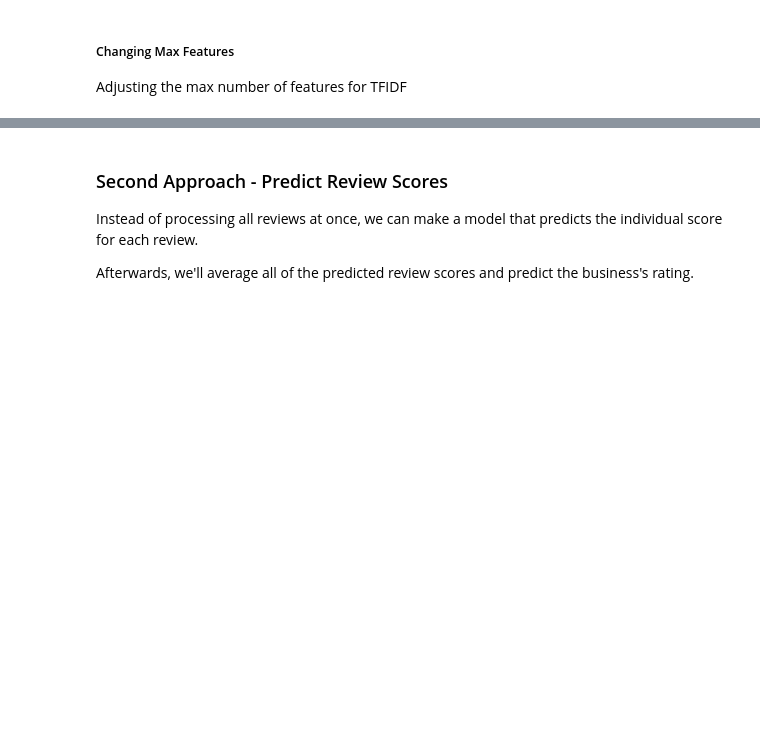
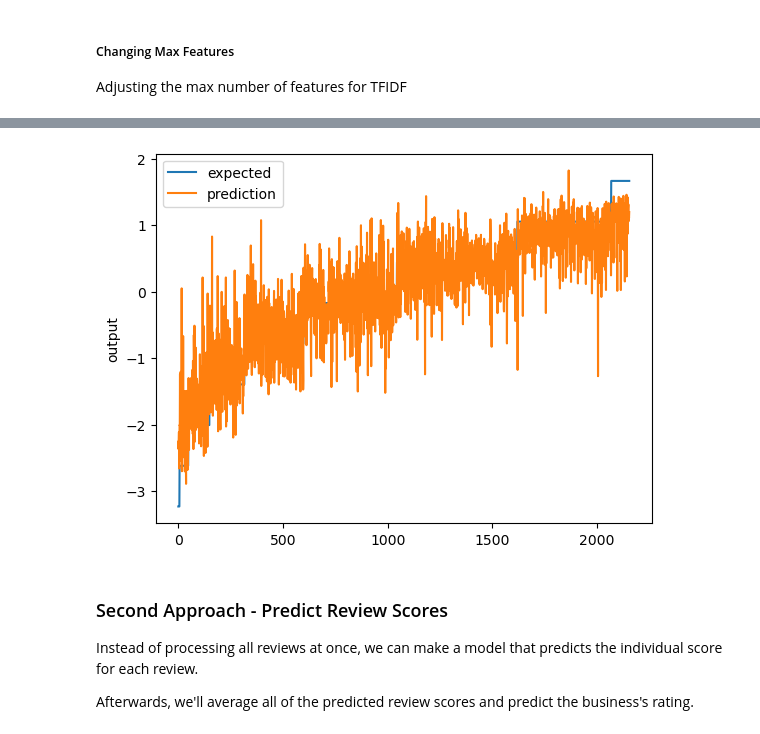
Before and after one commit to rahulio96/yelp-neural-network, a Jupyter notebook: main.ipynb, the cells around one changed output, grey strips where cells are left out. Cells and saved outputs as stored; diff of their text form; code cells hidden in the pictures; blank space fills up the shorter version.

```diff
--- a/main.ipynb
+++ b/main.ipynb
@@ -330,0 +611,4 @@ Adjusting layer and neuron count to see if there's any noticeable change
+# %%
+pred = model.predict(x_test)
+chart_regression(pred.flatten(), y_test, sort=True)
+# %% [output]
@@ -331,3 +616,4 @@ Adjusting layer and neuron count to see if there's any noticeable change
+[figure, added]
 # %% [markdown]
 ### Second Approach - Predict Review Scores
 
```
Also changed, not shown: parts of 39 cells of this notebook, 2 other files.
